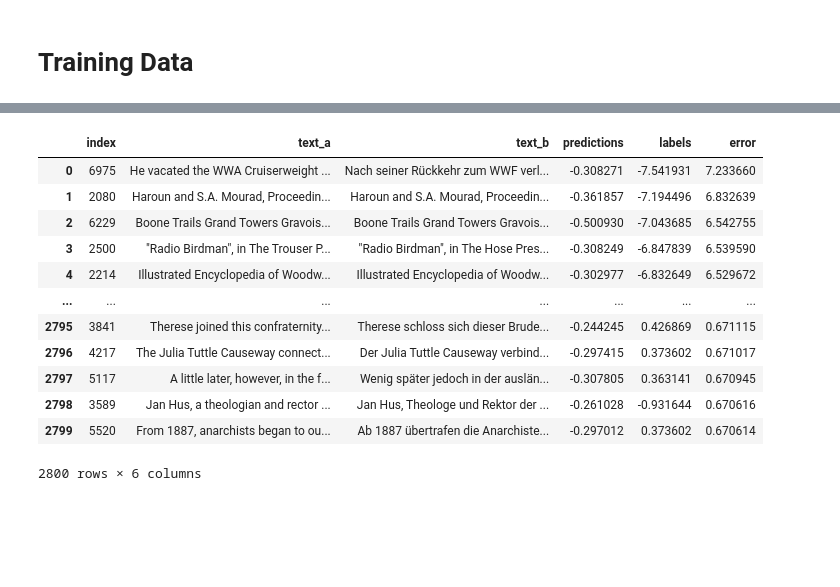
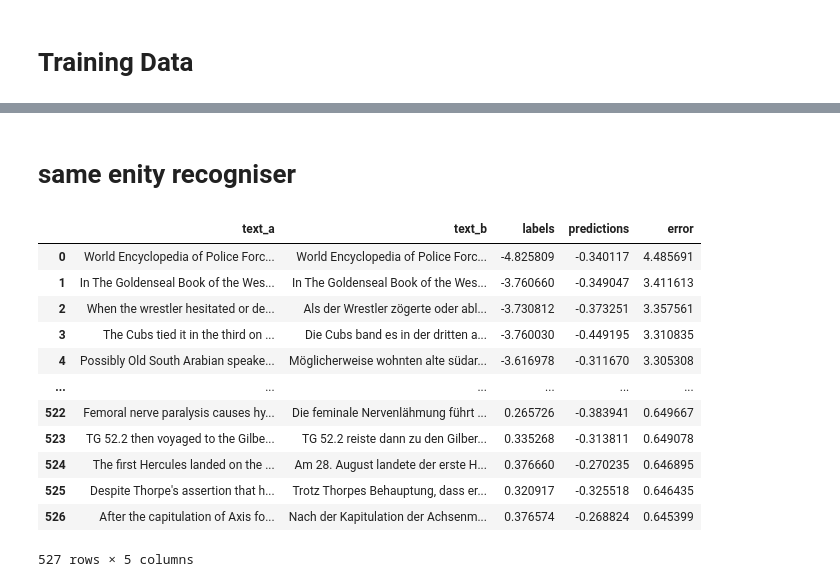
Before and after one commit to reidya3/Shared_task_wmt_2020, a Jupyter notebook: notebooks/masked different levels.ipynb, the cells around one changed output, grey strips where cells are left out. Cells and saved outputs as stored; diff of their text form; code cells hidden in the pictures; blank space fills up the shorter version.

```diff
--- a/notebooks/masked different levels.ipynb
+++ b/notebooks/masked different levels.ipynb
@@ -129,24 +156,10 @@ result_train
 # %%
 result_train = result_train.sort_values(by=["error"],ascending=False)
-num = int(7000 * 0.4)
+num = int(7000 * 0.05)
 result_train = result_train.head(num)
 
 result_train.reset_index(inplace=True,drop=True)
 result_train
-# %% [output]
-|  | index | text_a | text_b | predictions | labels | error |
-| 0 | 6975 | He vacated the WWA Cruiserweight ... | Nach seiner Rückkehr zum WWF verl... | -0.308271 | -7.541931 | 7.233660 |
-| 1 | 2080 | Haroun and S.A. Mourad, Proceedin... | Haroun and S.A. Mourad, Proceedin... | -0.361857 | -7.194496 | 6.832639 |
-| 2 | 6229 | Boone Trails Grand Towers Gravois... | Boone Trails Grand Towers Gravois... | -0.500930 | -7.043685 | 6.542755 |
-| 3 | 2500 | "Radio Birdman", in The Trouser P... | "Radio Birdman", in The Hose Pres... | -0.308249 | -6.847839 | 6.539590 |
-| 4 | 2214 | Illustrated Encyclopedia of Woodw... | Illustrated Encyclopedia of Woodw... | -0.302977 | -6.832649 | 6.529672 |
-| ... | ... | ... | ... | ... | ... | ... |
-| 2795 | 3841 | Therese joined this confraternity... | Therese schloss sich dieser Brude... | -0.244245 | 0.426869 | 0.671115 |
-| 2796 | 4217 | The Julia Tuttle Causeway connect... | Der Julia Tuttle Causeway verbind... | -0.297415 | 0.373602 | 0.671017 |
-| 2797 | 5117 | A little later, however, in the f... | Wenig später jedoch in der auslän... | -0.307805 | 0.363141 | 0.670945 |
-| 2798 | 3589 | Jan Hus, a theologian and rector ... | Jan Hus, Theologe und Rektor der ... | -0.261028 | -0.931644 | 0.670616 |
-| 2799 | 5520 | From 1887, anarchists began to ou... | Ab 1887 übertrafen die Anarchiste... | -0.297012 | 0.373602 | 0.670614 |
-2800 rows × 6 columns
 # %%
 
 maskd_df = pd.DataFrame()
@@ -172,2 +185,30 @@ total_train_df.to_csv("../masked-data/masked_train_en_de_40.tsv", index = None,
 
 total_train_df
+# %% [markdown]
+# same enity recogniser
+# %%
+en_de_dev_df =  pd.read_csv("../data/en-de/dev.ende.df.short.tsv",sep="\t")
+
+result_dev = pd.read_csv("../masked-data/dev_en_de.tsv", sep="\t")
+
+
+result_dev["error"] = abs(result_dev["labels"]-result_dev["predictions"])
+
+result_dev = result_dev.sort_values(by=["error"],ascending=False)
+
+result_dev= result_dev[result_dev["error"]>= 0.6444].reset_index(drop=True)
+result_dev
+# %% [output]
+|  | text_a | text_b | labels | predictions | error |
+| 0 | World Encyclopedia of Police Forc... | World Encyclopedia of Police Forc... | -4.825809 | -0.340117 | 4.485691 |
+| 1 | In The Goldenseal Book of the Wes... | In The Goldenseal Book of the Wes... | -3.760660 | -0.349047 | 3.411613 |
+| 2 | When the wrestler hesitated or de... | Als der Wrestler zögerte oder abl... | -3.730812 | -0.373251 | 3.357561 |
+| 3 | The Cubs tied it in the third on ... | Die Cubs band es in der dritten a... | -3.760030 | -0.449195 | 3.310835 |
+| 4 | Possibly Old South Arabian speake... | Möglicherweise wohnten alte südar... | -3.616978 | -0.311670 | 3.305308 |
+| ... | ... | ... | ... | ... | ... |
+| 522 | Femoral nerve paralysis causes hy... | Die feminale Nervenlähmung führt ... | 0.265726 | -0.383941 | 0.649667 |
+| 523 | TG 52.2 then voyaged to the Gilbe... | TG 52.2 reiste dann zu den Gilber... | 0.335268 | -0.313811 | 0.649078 |
+| 524 | The first Hercules landed on the ... | Am 28. August landete der erste H... | 0.376660 | -0.270235 | 0.646895 |
+| 525 | Despite Thorpe's assertion that h... | Trotz Thorpes Behauptung, dass er... | 0.320917 | -0.325518 | 0.646435 |
+| 526 | After the capitulation of Axis fo... | Nach der Kapitulation der Achsenm... | 0.376574 | -0.268824 | 0.645399 |
+527 rows × 5 columns
```
Also changed, not shown: parts of 12 cells of this notebook, 4 other files.
